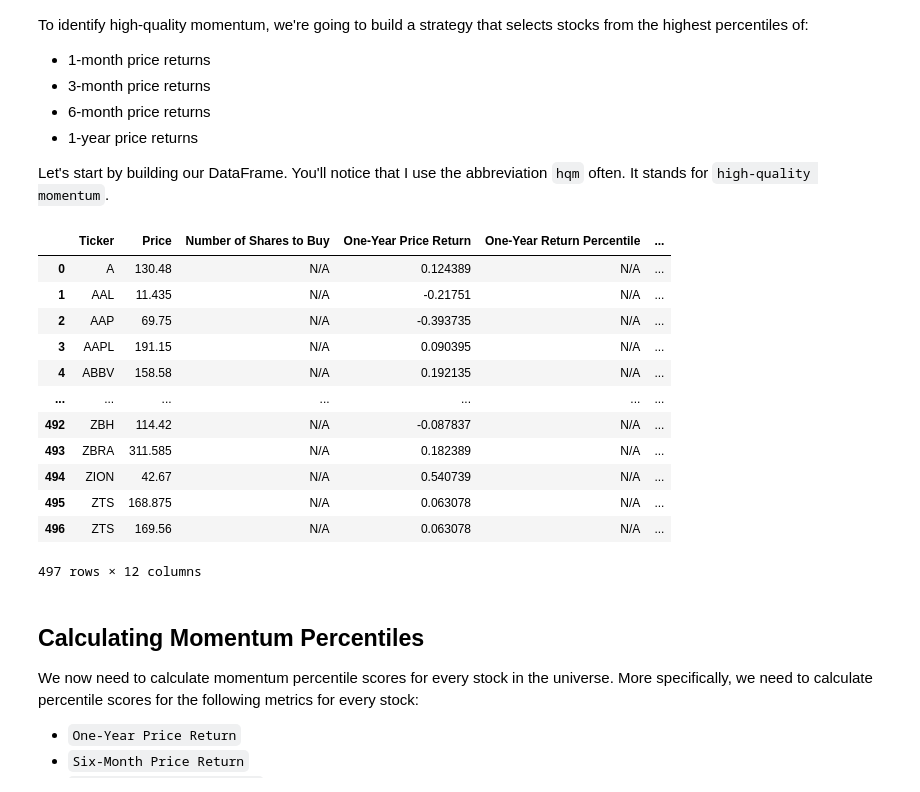
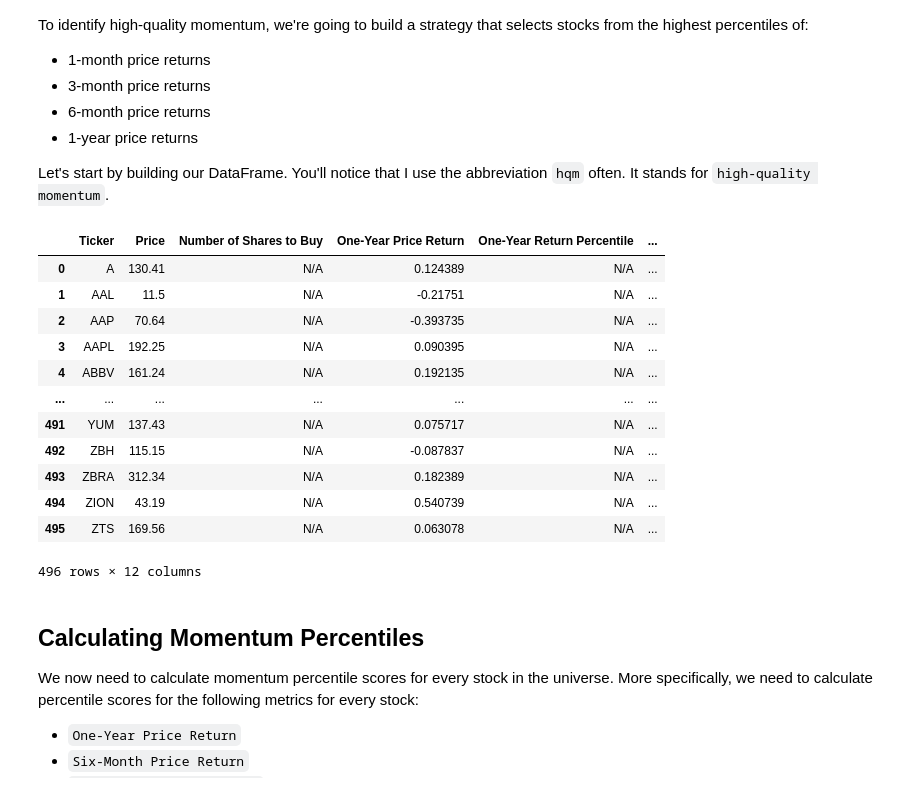
Before and after one commit to harshmehta1618/Algorithmic_trading, a Jupyter notebook: Quantitative_Momentum_Screener/002_quantitative_momentum_strategy.ipynb, the cells around one changed output. Saved outputs shown, nothing was run; the diff lists cells and outputs as text; code cells hidden in the pictures.

```diff
--- a/Quantitative_Momentum_Screener/002_quantitative_momentum_strategy.ipynb
+++ b/Quantitative_Momentum_Screener/002_quantitative_momentum_strategy.ipynb
@@ -202,47 +202,59 @@ To identify high-quality momentum, we're going to build a strategy that selects
 * 1-year price returns
 
 Let's start by building our DataFrame. You'll notice that I use the abbreviation `hqm` often. It stands for `high-quality momentum`.
+# %%
+def chunks(lst, n):
+    """Yield successive n-sized chunks from lst."""
+    for i in range(0, len(lst), n):
+        yield lst[i:i + n]
+
+symbol_groups = list(chunks(stocks['Ticker'], 100))
+symbol_strings = []
+for i in range(0, len(symbol_groups)):
+    symbol_strings.append(','.join(symbol_groups[i]))
 # %%
+
 hqm_columns = ['Ticker', 'Price','Number of Shares to Buy', 'One-Year Price Return', 'One-Year Return Percentile','Six-Month Price Return','Six-Month Return Percentile','Three-Month Price Return','Three-Month Return Percentile','One-Month Price Return','One-Month Return Percentile','HQM Score']
 hqm_dataframe = pd.DataFrame(columns=hqm_columns)
 for symbol_string in symbol_strings:
     batch_api_url=f'https://cloud.iexapis.com/stable/stock/market/batch?symbols={symbol_string}&types=price,stats&token={IEX_CLOUD_API_TOKEN}'
     data=requests.get(batch_api_url).json()
     for symbol in symbol_string.split(','):
         new_series = pd.Series(
             [
-                symbol, data[symbol]['price'],
+                symbol,
+                data[symbol]['price'],
                 'N/A',
                 data[symbol]['stats'].get('year1ChangePercent', 'N/A'),
                 'N/A',
                 data[symbol]['stats'].get('month6ChangePercent', 'N/A'),
                 'N/A',
                 data[symbol]['stats'].get('month3ChangePercent', 'N/A'),
                 'N/A',
                 data[symbol]['stats'].get('month1ChangePercent', 'N/A'),
                 'N/A',
                 'N/A'
             ],
             index=hqm_columns
         )
 
         # use pd.concat to append the new series to the DataFrame
-        hqm_dataframe = pd.concat([final_dataframe, new_series.to_frame().T], ignore_index=True)
+        hqm_dataframe = pd.concat([hqm_dataframe, new_series.to_frame().T], ignore_index=True)
 hqm_dataframe
 # %% [output]
 |  | Ticker | Price | Number of Shares to Buy | One-Year Price Return | One-Year Return Percentile | ... |
-| 0 | A | 130.48 | N/A | 0.124389 | N/A | ... |
-| 1 | AAL | 11.435 | N/A | -0.21751 | N/A | ... |
-| 2 | AAP | 69.75 | N/A | -0.393735 | N/A | ... |
-| 3 | AAPL | 191.15 | N/A | 0.090395 | N/A | ... |
-| 4 | ABBV | 158.58 | N/A | 0.192135 | N/A | ... |
+| 0 | A | 130.41 | N/A | 0.124389 | N/A | ... |
+| 1 | AAL | 11.5 | N/A | -0.21751 | N/A | ... |
+| 2 | AAP | 70.64 | N/A | -0.393735 | N/A | ... |
+| 3 | AAPL | 192.25 | N/A | 0.090395 | N/A | ... |
+| 4 | ABBV | 161.24 | N/A | 0.192135 | N/A | ... |
 | ... | ... | ... | ... | ... | ... | ... |
-| 492 | ZBH | 114.42 | N/A | -0.087837 | N/A | ... |
-| 493 | ZBRA | 311.585 | N/A | 0.182389 | N/A | ... |
-| 494 | ZION | 42.67 | N/A | 0.540739 | N/A | ... |
-| 495 | ZTS | 168.875 | N/A | 0.063078 | N/A | ... |
-| 496 | ZTS | 169.56 | N/A | 0.063078 | N/A | ... |
+| 491 | YUM | 137.43 | N/A | 0.075717 | N/A | ... |
+| 492 | ZBH | 115.15 | N/A | -0.087837 | N/A | ... |
+| 493 | ZBRA | 312.34 | N/A | 0.182389 | N/A | ... |
+| 494 | ZION | 43.19 | N/A | 0.540739 | N/A | ... |
+| 495 | ZTS | 169.56 | N/A | 0.063078 | N/A | ... |
-497 rows × 12 columns
+496 rows × 12 columns
 # %% [markdown]
 ## Calculating Momentum Percentiles
 
```
Also changed, not shown: parts of 11 cells of this notebook, 1 other file.
